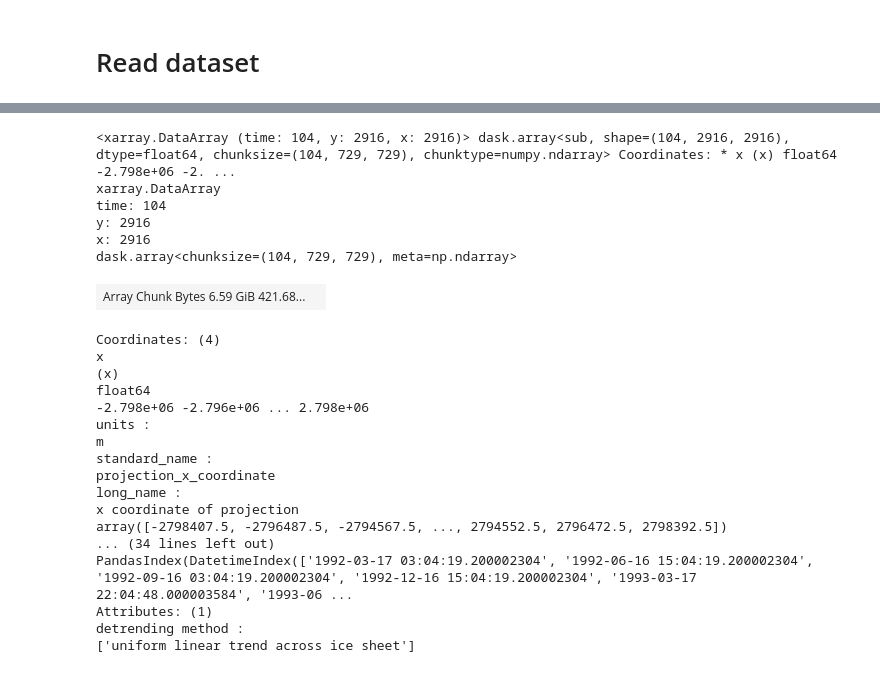
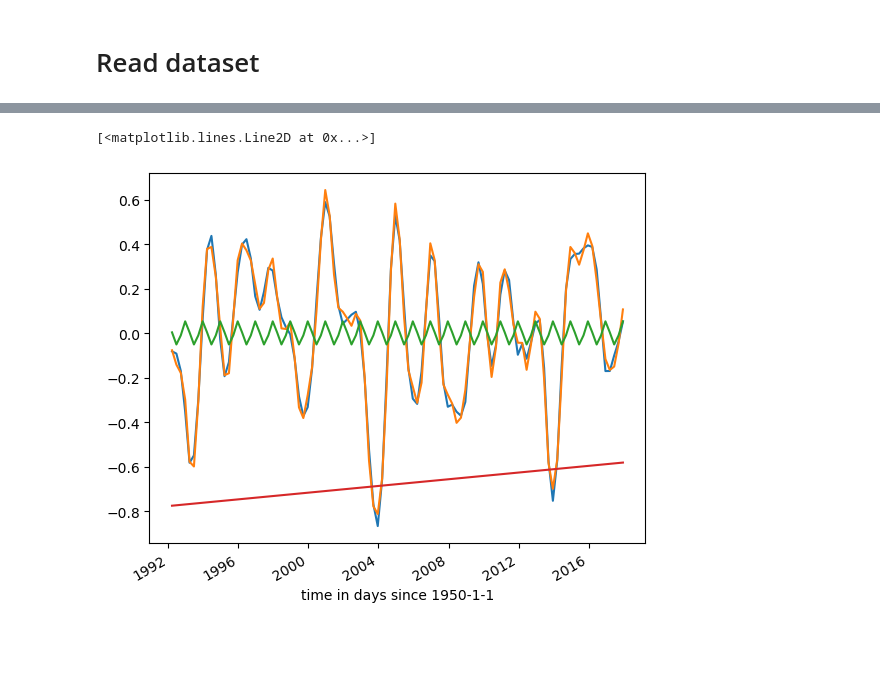
Before and after one commit to mshiv/AISLENS, a Jupyter notebook: notebooks/01-sm-AIS-basal-melt-modern-sat-observations-analysis.ipynb, the cells around one changed output, grey strips where cells are left out. Drawn from its saved outputs; the diff is of its cells as text; code cells hidden in the pictures; blank space fills up the shorter version.

Commit message:
Update data preprocessing steps (detrend, deseasonalize) for sat obs

```diff
--- a/notebooks/01-sm-AIS-basal-melt-modern-sat-observations-analysis.ipynb
+++ b/notebooks/01-sm-AIS-basal-melt-modern-sat-observations-analysis.ipynb
@@ -151,0 +219,8 @@ obs23_melt_detrend_tmp = obs23_melt - trendfit
+# %%
+climfit = obs23_melt_detrend_uniform_ts - obs23_melt_detrend_uniform_deseasonalize_ts
+# %%
+obs23_melt_detrend_uniform_deseasonalize_uniform = obs23_melt_detrend_uniform - climfit
+# %%
+obs23_melt_detrend_uniform_deseasonalize_uniform.attrs['detrend_method'] = 'uniform linear trend across ice sheet'
+obs23_melt_detrend_uniform_deseasonalize_uniform.attrs['deseason_method'] = 'uniform climatology across ice sheet'
+obs23_melt_detrend_uniform_deseasonalize_uniform = obs23_melt_detrend_uniform_deseasonalize_uniform.rename('melt')
@@ -152,2 +234,2 @@ obs23_melt_detrend_tmp = obs23_melt - trendfit
 # %%
-obs23_melt_detrend_tmp_ts = obs23_melt_detrend_tmp.mean(dim=['x', 'y']).compute()
+obs23_melt_detrend_uniform_deseasonalize_uniform_ts = obs23_melt_detrend_uniform_deseasonalize_uniform.mean(dim=['x', 'y'])#.compute()
@@ -235,27 +235,0 @@ obs23_melt_detrend_deseasonalize_tmp.attrs['detrending method'] = ['uniform line
-# %%
-obs23_melt_detrend_deseasonalize_tmp
-# %% [output]
-<xarray.DataArray (time: 104, y: 2916, x: 2916)> dask.array<sub, shape=(104, 2916, 2916), dtype=float64, chunksize=(104, 729, 729), chunktype=numpy.ndarray> Coordinates: * x (x) float64 -2.798e+06 -2. ...
-xarray.DataArray
-time: 104
-y: 2916
-x: 2916
-dask.array<chunksize=(104, 729, 729), meta=np.ndarray>
-| Array Chunk Bytes 6.59 GiB 421.68... |  |
-Coordinates: (4)
-x
-(x)
-float64
--2.798e+06 -2.796e+06 ... 2.798e+06
-units :
-m
-standard_name :
-projection_x_coordinate
-long_name :
-x coordinate of projection
-array([-2798407.5, -2796487.5, -2794567.5, ..., 2794552.5, 2796472.5, 2798392.5])
-... (34 lines left out)
-PandasIndex(DatetimeIndex(['1992-03-17 03:04:19.200002304', '1992-06-16 15:04:19.200002304', '1992-09-16 03:04:19.200002304', '1992-12-16 15:04:19.200002304', '1993-03-17 22:04:48.000003584', '1993-06 ...
-Attributes: (1)
-detrending method :
-['uniform linear trend across ice sheet']
@@ -275,3 +239,11 @@ obs23_melt_detrend.mean(dim=['x', 'y']).plot()
+# %%
+obs23_melt_detrend_uniform_deseasonalize_uniform_ts.plot()
+obs23_melt_detrend_uniform_ts.plot()
+(obs23_melt_detrend_uniform_ts-obs23_melt_detrend_uniform_deseasonalize_ts).plot()
+(obs23_melt_ts-obs23_melt_detrend_uniform_ts).plot()
+# %% [output]
+[<matplotlib.lines.Line2D at 0x...>]
+[figure, added]
 # %%
 melt_anm.mean(["x", "y"]).plot()
 obs23_melt.mean(["x", "y"]).plot()
```
Also changed, not shown: parts of 42 cells of this notebook.
